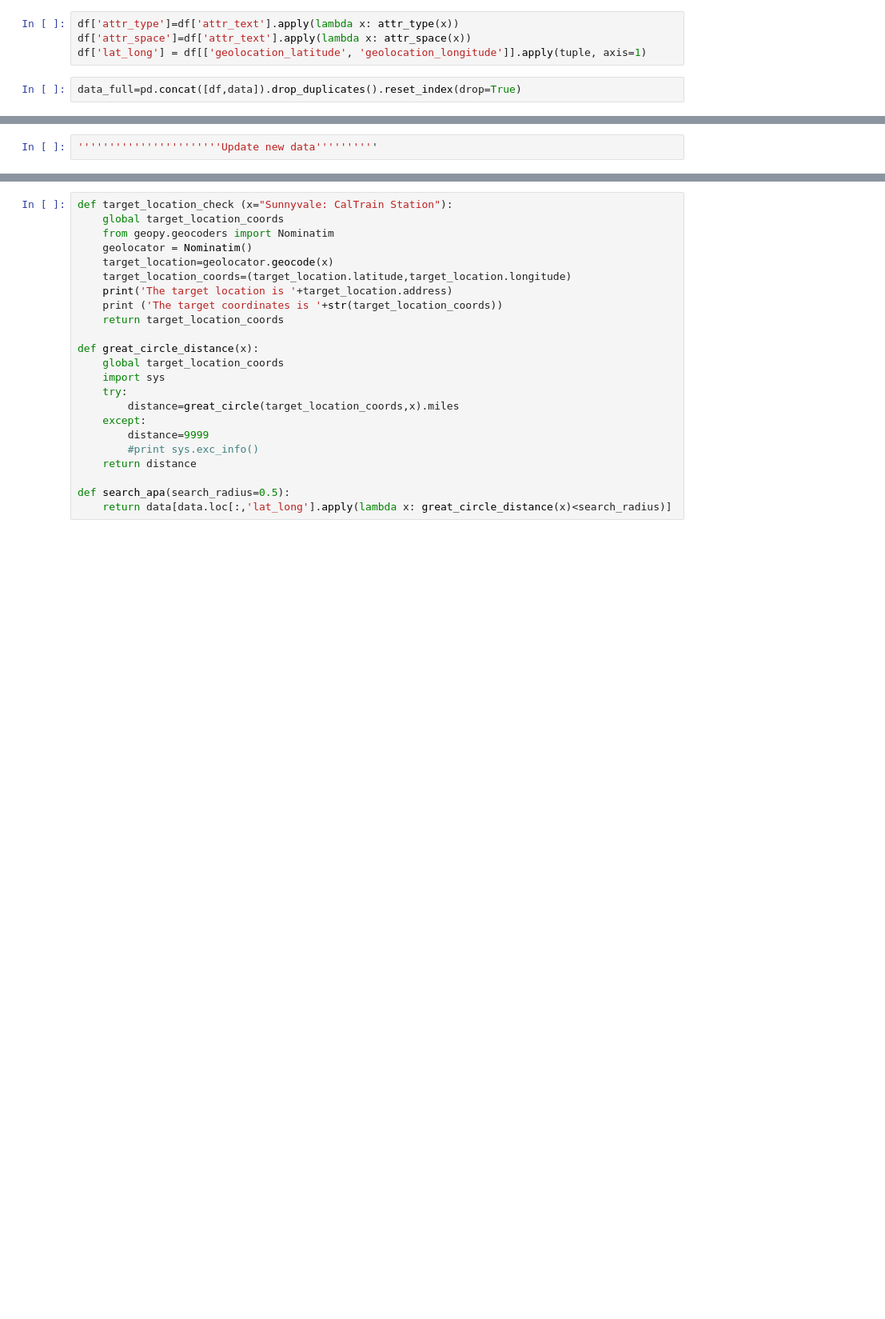
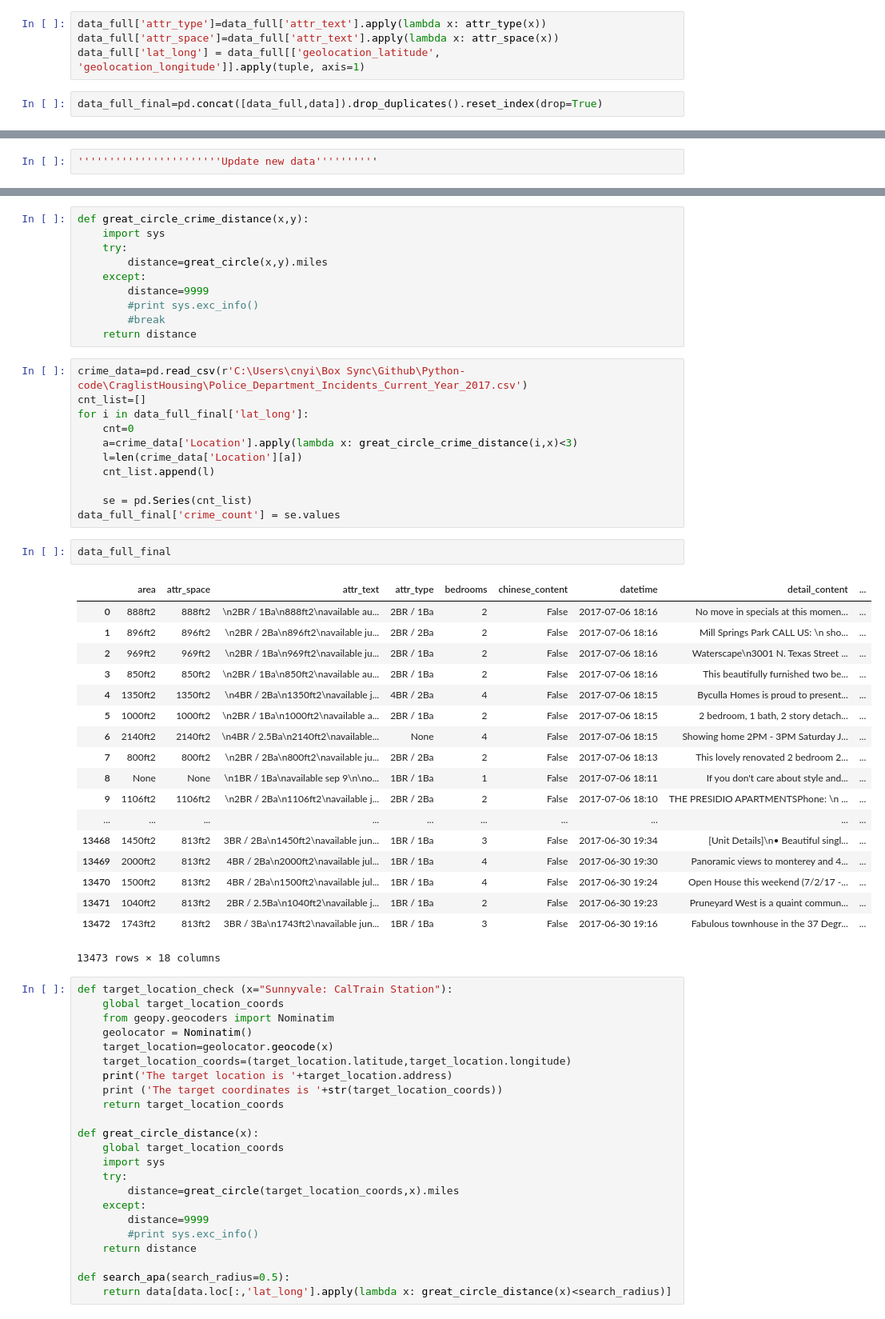
Before and after one commit to bjyic/CraglistHousing, a Jupyter notebook: Craglist_detail_V1.ipynb, the cells around one changed output, grey strips where cells are left out. Shown at 80% size. Cells and saved outputs as stored; diff of their text form; blank space fills up the shorter version.

```diff
--- a/Craglist_detail_V1.ipynb
+++ b/Craglist_detail_V1.ipynb
@@ -465,6 +520,6 @@ df = pd.DataFrame(apa.get_results(sort_by='newest',limit=800))
 # %%
-df['attr_type']=df['attr_text'].apply(lambda x: attr_type(x))
-df['attr_space']=df['attr_text'].apply(lambda x: attr_space(x))
-df['lat_long'] = df[['geolocation_latitude', 'geolocation_longitude']].apply(tuple, axis=1)
+data_full['attr_type']=data_full['attr_text'].apply(lambda x: attr_type(x))
+data_full['attr_space']=data_full['attr_text'].apply(lambda x: attr_space(x))
+data_full['lat_long'] = data_full[['geolocation_latitude', 'geolocation_longitude']].apply(tuple, axis=1)
 # %%
-data_full=pd.concat([df,data]).drop_duplicates().reset_index(drop=True)
+data_full_final=pd.concat([data_full,data]).drop_duplicates().reset_index(drop=True)
@@ -480,3 +579,45 @@ data_full.to_csv(r"C:\Users\cnyi\Box Sync\Github\Python-code\CraglistHousing\apa
+# %%
+def great_circle_crime_distance(x,y):
+    import sys
+    try:
+        distance=great_circle(x,y).miles
+    except:
+        distance=9999
+        #print sys.exc_info()
+        #break
+    return distance
+# %%
+crime_data=pd.read_csv(r'C:\Users\cnyi\Box Sync\Github\Python-code\CraglistHousing\Police_Department_Incidents_Current_Year_2017.csv')
+cnt_list=[]
+for i in data_full_final['lat_long']:
+    cnt=0
+    a=crime_data['Location'].apply(lambda x: great_circle_crime_distance(i,x)<3)
+    l=len(crime_data['Location'][a])
+    cnt_list.append(l)
+
+    se = pd.Series(cnt_list)
+data_full_final['crime_count'] = se.values
+# %%
+data_full_final
+# %% [output]
+|  | area | attr_space | attr_text | attr_type | bedrooms | chinese_content | datetime | detail_content | ... |
+| 0 | 888ft2 | 888ft2 | \n2BR / 1Ba\n888ft2\navailable au... | 2BR / 1Ba | 2 | False | 2017-07-06 18:16 | No move in specials at this momen... | ... |
+| 1 | 896ft2 | 896ft2 | \n2BR / 2Ba\n896ft2\navailable ju... | 2BR / 2Ba | 2 | False | 2017-07-06 18:16 | Mill Springs Park CALL US: \n sho... | ... |
+| 2 | 969ft2 | 969ft2 | \n2BR / 1Ba\n969ft2\navailable ju... | 2BR / 1Ba | 2 | False | 2017-07-06 18:16 | Waterscape\n3001 N. Texas Street ... | ... |
+| 3 | 850ft2 | 850ft2 | \n2BR / 1Ba\n850ft2\navailable au... | 2BR / 1Ba | 2 | False | 2017-07-06 18:16 | This beautifully furnished two be... | ... |
+| 4 | 1350ft2 | 1350ft2 | \n4BR / 2Ba\n1350ft2\navailable j... | 4BR / 2Ba | 4 | False | 2017-07-06 18:15 | Byculla Homes is proud to present... | ... |
+| 5 | 1000ft2 | 1000ft2 | \n2BR / 1Ba\n1000ft2\navailable a... | 2BR / 1Ba | 2 | False | 2017-07-06 18:15 | 2 bedroom, 1 bath, 2 story detach... | ... |
+| 6 | 2140ft2 | 2140ft2 | \n4BR / 2.5Ba\n2140ft2\navailable... | None | 4 | False | 2017-07-06 18:15 | Showing home 2PM - 3PM Saturday J... | ... |
+| 7 | 800ft2 | 800ft2 | \n2BR / 2Ba\n800ft2\navailable ju... | 2BR / 2Ba | 2 | False | 2017-07-06 18:13 | This lovely renovated 2 bedroom 2... | ... |
+| 8 | None | None | \n1BR / 1Ba\navailable sep 9\n\no... | 1BR / 1Ba | 1 | False | 2017-07-06 18:11 | If you don't care about style and... | ... |
+| 9 | 1106ft2 | 1106ft2 | \n2BR / 2Ba\n1106ft2\navailable j... | 2BR / 2Ba | 2 | False | 2017-07-06 18:10 | THE PRESIDIO APARTMENTSPhone: \n ... | ... |
+| ... | ... | ... | ... | ... | ... | ... | ... | ... | ... |
+| 13468 | 1450ft2 | 813ft2 | 3BR / 2Ba\n1450ft2\navailable jun... | 1BR / 1Ba | 3 | False | 2017-06-30 19:34 | [Unit Details]\n• Beautiful singl... | ... |
+| 13469 | 2000ft2 | 813ft2 | 4BR / 2Ba\n2000ft2\navailable jul... | 1BR / 1Ba | 4 | False | 2017-06-30 19:30 | Panoramic views to monterey and 4... | ... |
+| 13470 | 1500ft2 | 813ft2 | 4BR / 2Ba\n1500ft2\navailable jul... | 1BR / 1Ba | 4 | False | 2017-06-30 19:24 | Open House this weekend (7/2/17 -... | ... |
+| 13471 | 1040ft2 | 813ft2 | 2BR / 2.5Ba\n1040ft2\navailable j... | 1BR / 1Ba | 2 | False | 2017-06-30 19:23 | Pruneyard West is a quaint commun... | ... |
+| 13472 | 1743ft2 | 813ft2 | 3BR / 3Ba\n1743ft2\navailable jun... | 1BR / 1Ba | 3 | False | 2017-06-30 19:16 | Fabulous townhouse in the 37 Degr... | ... |
+13473 rows × 18 columns
 # %%
 def target_location_check (x="Sunnyvale: CalTrain Station"):
     global target_location_coords
```
Also changed, not shown: parts of 20 cells of this notebook.
